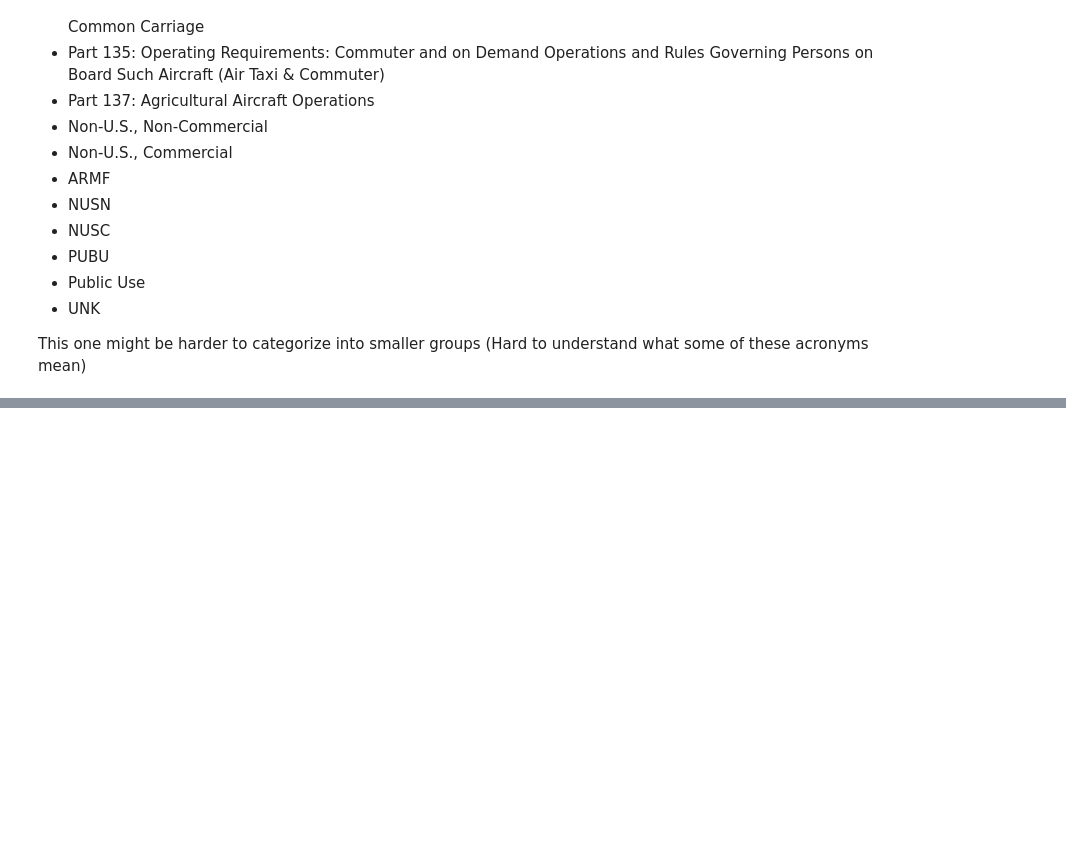
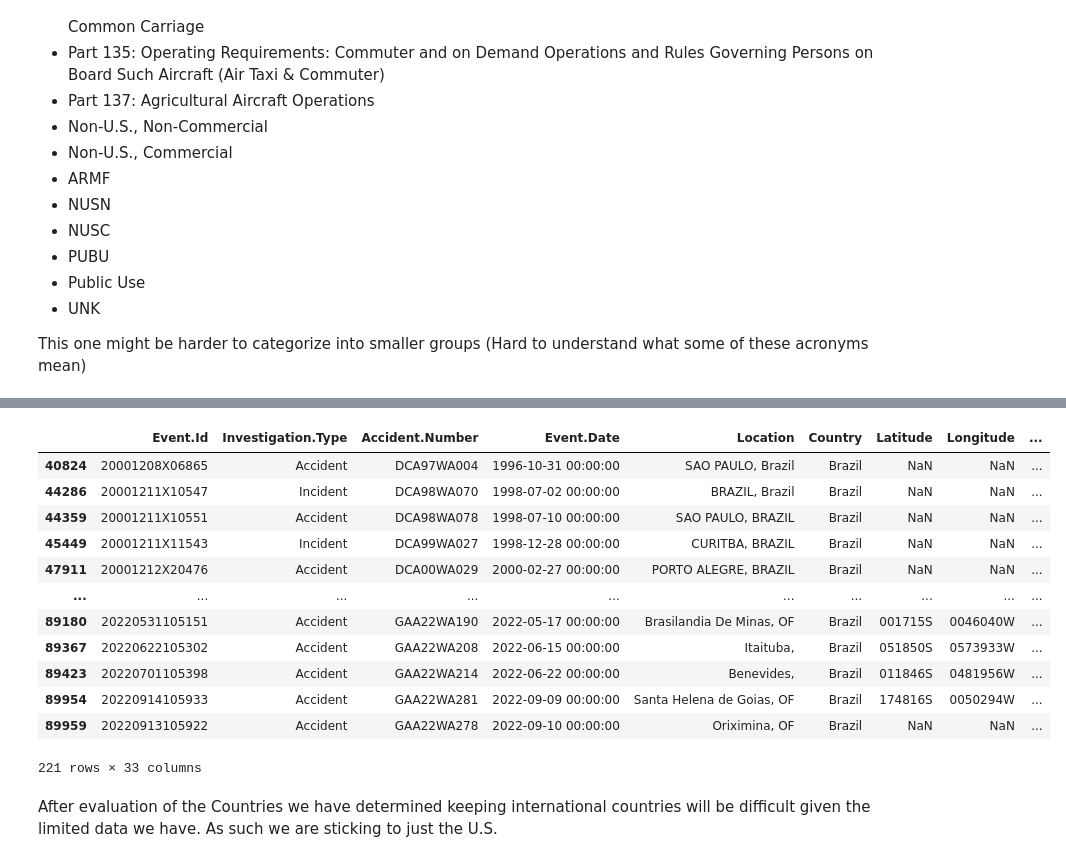
Before and after one commit to DBAfox/Phase_1_project, a Jupyter notebook: index.ipynb, the cells around one changed output, grey strips where cells are left out. Cells and saved outputs as stored; diff of their text form; code cells hidden in the pictures; blank space fills up the shorter version.

```diff
--- a/index.ipynb
+++ b/index.ipynb
@@ -562,0 +701,18 @@ Things to change:
+# %%
+df[df['Country'] == 'Brazil']
+# %% [output]
+|  | Event.Id | Investigation.Type | Accident.Number | Event.Date | Location | Country | Latitude | Longitude | ... |
+| 40824 | 20001208X06865 | Accident | DCA97WA004 | 1996-10-31 00:00:00 | SAO PAULO, Brazil | Brazil | NaN | NaN | ... |
+| 44286 | 20001211X10547 | Incident | DCA98WA070 | 1998-07-02 00:00:00 | BRAZIL, Brazil | Brazil | NaN | NaN | ... |
+| 44359 | 20001211X10551 | Accident | DCA98WA078 | 1998-07-10 00:00:00 | SAO PAULO, BRAZIL | Brazil | NaN | NaN | ... |
+| 45449 | 20001211X11543 | Incident | DCA99WA027 | 1998-12-28 00:00:00 | CURITBA, BRAZIL | Brazil | NaN | NaN | ... |
+| 47911 | 20001212X20476 | Accident | DCA00WA029 | 2000-02-27 00:00:00 | PORTO ALEGRE, BRAZIL | Brazil | NaN | NaN | ... |
+| ... | ... | ... | ... | ... | ... | ... | ... | ... | ... |
+| 89180 | 20220531105151 | Accident | GAA22WA190 | 2022-05-17 00:00:00 | Brasilandia De Minas, OF | Brazil | 001715S | 0046040W | ... |
+| 89367 | 20220622105302 | Accident | GAA22WA208 | 2022-06-15 00:00:00 | Itaituba, | Brazil | 051850S | 0573933W | ... |
+| 89423 | 20220701105398 | Accident | GAA22WA214 | 2022-06-22 00:00:00 | Benevides, | Brazil | 011846S | 0481956W | ... |
+| 89954 | 20220914105933 | Accident | GAA22WA281 | 2022-09-09 00:00:00 | Santa Helena de Goias, OF | Brazil | 174816S | 0050294W | ... |
+| 89959 | 20220913105922 | Accident | GAA22WA278 | 2022-09-10 00:00:00 | Oriximina, OF | Brazil | NaN | NaN | ... |
+221 rows × 33 columns
+# %% [markdown]
+After evaluation of the Countries we have determined keeping international countries will be difficult given the limited data we have. As such we are sticking to just the U.S.
```
Also changed, not shown: parts of 83 cells of this notebook.
